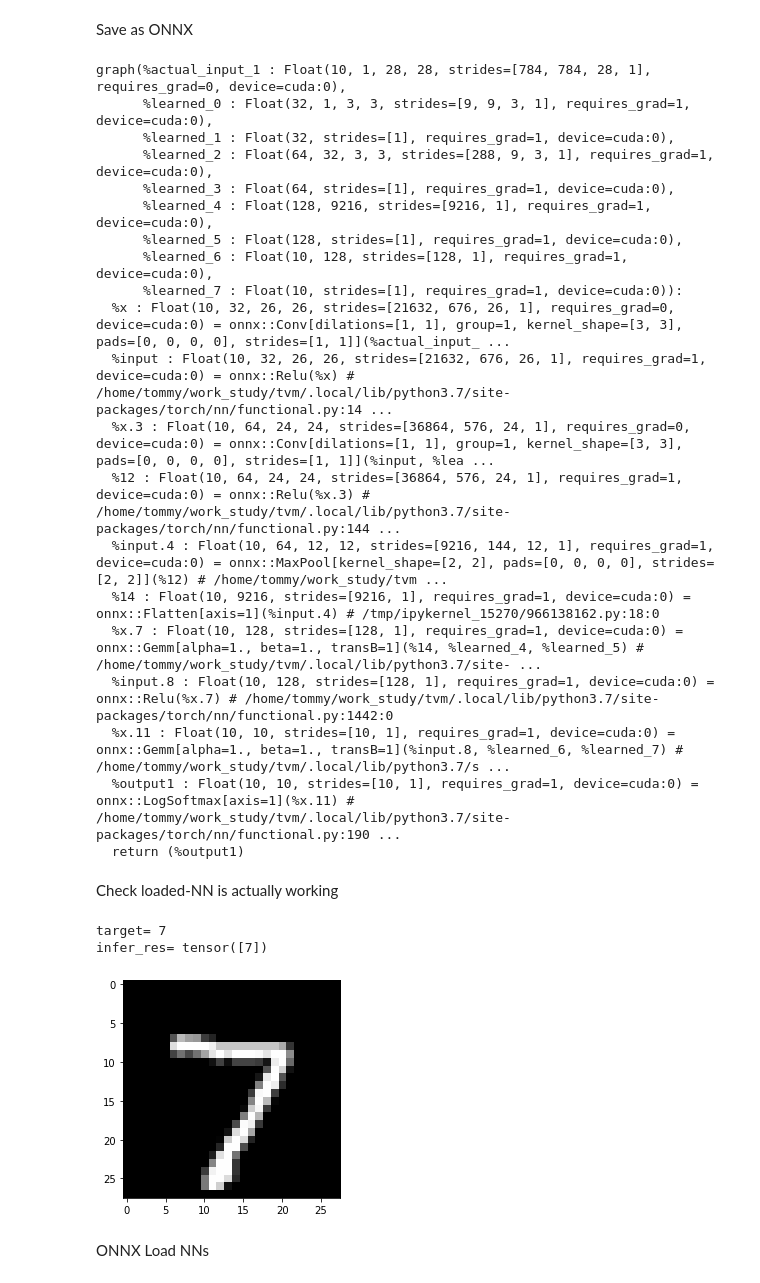
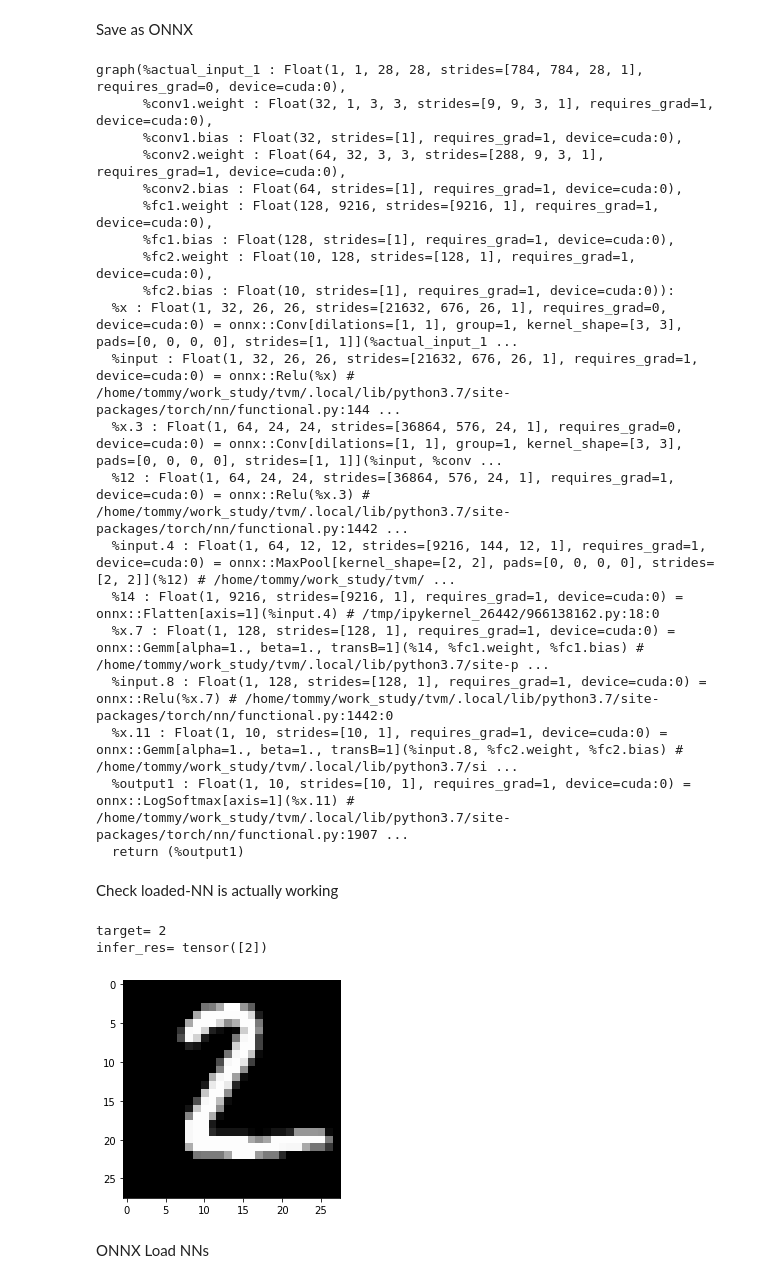
Before and after one commit to tommy-ietomi-rep/Example_Pytorch_ONNX_ApacheTVM, a Jupyter notebook: Example_Pytorch_ONNX_ApacheTVM.ipynb, the cells around one changed output. Drawn from its saved outputs; the diff is of its cells as text; code cells hidden in the pictures.

```diff
--- a/Example_Pytorch_ONNX_ApacheTVM.ipynb
+++ b/Example_Pytorch_ONNX_ApacheTVM.ipynb
@@ -210,62 +210,62 @@ import torch.onnx
 # flat list of parameters. You can partially specify names, i.e. provide
 # a list here shorter than the number of inputs to the model, and we will
 # only set that subset of names, starting from the beginning.
-dummy_input = torch.randn(10, 1, 28, 28, device="cuda")
-input_names = [ "actual_input_1" ] + [ "learned_%d" % i for i in range(8) ]
+dummy_input = torch.randn(1, 1, 28, 28, device="cuda")
+input_names = [ "actual_input_1" ] #+ [ "learned_%d" % i for i in range(8) ]
 output_names = [ "output1" ]
 
 torch.onnx.export(model, dummy_input, "example_onnx_tvm_mnist.onnx", verbose=True, input_names=input_names, output_names=output_names)
 # %% [output]
-graph(%actual_input_1 : Float(10, 1, 28, 28, strides=[784, 784, 28, 1], requires_grad=0, device=cuda:0),
-      %learned_0 : Float(32, 1, 3, 3, strides=[9, 9, 3, 1], requires_grad=1, device=cuda:0),
-      %learned_1 : Float(32, strides=[1], requires_grad=1, device=cuda:0),
-      %learned_2 : Float(64, 32, 3, 3, strides=[288, 9, 3, 1], requires_grad=1, device=cuda:0),
-      %learned_3 : Float(64, strides=[1], requires_grad=1, device=cuda:0),
-      %learned_4 : Float(128, 9216, strides=[9216, 1], requires_grad=1, device=cuda:0),
-      %learned_5 : Float(128, strides=[1], requires_grad=1, device=cuda:0),
-      %learned_6 : Float(10, 128, strides=[128, 1], requires_grad=1, device=cuda:0),
-      %learned_7 : Float(10, strides=[1], requires_grad=1, device=cuda:0)):
-  %x : Float(10, 32, 26, 26, strides=[21632, 676, 26, 1], requires_grad=0, device=cuda:0) = onnx::Conv[dilations=[1, 1], group=1, kernel_shape=[3, 3], pads=[0, 0, 0, 0], strides=[1, 1]](%actual_input_ ...
-  %input : Float(10, 32, 26, 26, strides=[21632, 676, 26, 1], requires_grad=1, device=cuda:0) = onnx::Relu(%x) # /home/tommy/work_study/tvm/.local/lib/python3.7/site-packages/torch/nn/functional.py:14 ...
-  %x.3 : Float(10, 64, 24, 24, strides=[36864, 576, 24, 1], requires_grad=0, device=cuda:0) = onnx::Conv[dilations=[1, 1], group=1, kernel_shape=[3, 3], pads=[0, 0, 0, 0], strides=[1, 1]](%input, %lea ...
-  %12 : Float(10, 64, 24, 24, strides=[36864, 576, 24, 1], requires_grad=1, device=cuda:0) = onnx::Relu(%x.3) # /home/tommy/work_study/tvm/.local/lib/python3.7/site-packages/torch/nn/functional.py:144 ...
-  %input.4 : Float(10, 64, 12, 12, strides=[9216, 144, 12, 1], requires_grad=1, device=cuda:0) = onnx::MaxPool[kernel_shape=[2, 2], pads=[0, 0, 0, 0], strides=[2, 2]](%12) # /home/tommy/work_study/tvm ...
-  %14 : Float(10, 9216, strides=[9216, 1], requires_grad=1, device=cuda:0) = onnx::Flatten[axis=1](%input.4) # /tmp/ipykernel_15270/966138162.py:18:0
-  %x.7 : Float(10, 128, strides=[128, 1], requires_grad=1, device=cuda:0) = onnx::Gemm[alpha=1., beta=1., transB=1](%14, %learned_4, %learned_5) # /home/tommy/work_study/tvm/.local/lib/python3.7/site- ...
-  %input.8 : Float(10, 128, strides=[128, 1], requires_grad=1, device=cuda:0) = onnx::Relu(%x.7) # /home/tommy/work_study/tvm/.local/lib/python3.7/site-packages/torch/nn/functional.py:1442:0
-  %x.11 : Float(10, 10, strides=[10, 1], requires_grad=1, device=cuda:0) = onnx::Gemm[alpha=1., beta=1., transB=1](%input.8, %learned_6, %learned_7) # /home/tommy/work_study/tvm/.local/lib/python3.7/s ...
-  %output1 : Float(10, 10, strides=[10, 1], requires_grad=1, device=cuda:0) = onnx::LogSoftmax[axis=1](%x.11) # /home/tommy/work_study/tvm/.local/lib/python3.7/site-packages/torch/nn/functional.py:190 ...
+graph(%actual_input_1 : Float(1, 1, 28, 28, strides=[784, 784, 28, 1], requires_grad=0, device=cuda:0),
+      %conv1.weight : Float(32, 1, 3, 3, strides=[9, 9, 3, 1], requires_grad=1, device=cuda:0),
+      %conv1.bias : Float(32, strides=[1], requires_grad=1, device=cuda:0),
+      %conv2.weight : Float(64, 32, 3, 3, strides=[288, 9, 3, 1], requires_grad=1, device=cuda:0),
+      %conv2.bias : Float(64, strides=[1], requires_grad=1, device=cuda:0),
+      %fc1.weight : Float(128, 9216, strides=[9216, 1], requires_grad=1, device=cuda:0),
+      %fc1.bias : Float(128, strides=[1], requires_grad=1, device=cuda:0),
+      %fc2.weight : Float(10, 128, strides=[128, 1], requires_grad=1, device=cuda:0),
+      %fc2.bias : Float(10, strides=[1], requires_grad=1, device=cuda:0)):
+  %x : Float(1, 32, 26, 26, strides=[21632, 676, 26, 1], requires_grad=0, device=cuda:0) = onnx::Conv[dilations=[1, 1], group=1, kernel_shape=[3, 3], pads=[0, 0, 0, 0], strides=[1, 1]](%actual_input_1 ...
+  %input : Float(1, 32, 26, 26, strides=[21632, 676, 26, 1], requires_grad=1, device=cuda:0) = onnx::Relu(%x) # /home/tommy/work_study/tvm/.local/lib/python3.7/site-packages/torch/nn/functional.py:144 ...
+  %x.3 : Float(1, 64, 24, 24, strides=[36864, 576, 24, 1], requires_grad=0, device=cuda:0) = onnx::Conv[dilations=[1, 1], group=1, kernel_shape=[3, 3], pads=[0, 0, 0, 0], strides=[1, 1]](%input, %conv ...
+  %12 : Float(1, 64, 24, 24, strides=[36864, 576, 24, 1], requires_grad=1, device=cuda:0) = onnx::Relu(%x.3) # /home/tommy/work_study/tvm/.local/lib/python3.7/site-packages/torch/nn/functional.py:1442 ...
+  %input.4 : Float(1, 64, 12, 12, strides=[9216, 144, 12, 1], requires_grad=1, device=cuda:0) = onnx::MaxPool[kernel_shape=[2, 2], pads=[0, 0, 0, 0], strides=[2, 2]](%12) # /home/tommy/work_study/tvm/ ...
+  %14 : Float(1, 9216, strides=[9216, 1], requires_grad=1, device=cuda:0) = onnx::Flatten[axis=1](%input.4) # /tmp/ipykernel_26442/966138162.py:18:0
+  %x.7 : Float(1, 128, strides=[128, 1], requires_grad=1, device=cuda:0) = onnx::Gemm[alpha=1., beta=1., transB=1](%14, %fc1.weight, %fc1.bias) # /home/tommy/work_study/tvm/.local/lib/python3.7/site-p ...
+  %input.8 : Float(1, 128, strides=[128, 1], requires_grad=1, device=cuda:0) = onnx::Relu(%x.7) # /home/tommy/work_study/tvm/.local/lib/python3.7/site-packages/torch/nn/functional.py:1442:0
+  %x.11 : Float(1, 10, strides=[10, 1], requires_grad=1, device=cuda:0) = onnx::Gemm[alpha=1., beta=1., transB=1](%input.8, %fc2.weight, %fc2.bias) # /home/tommy/work_study/tvm/.local/lib/python3.7/si ...
+  %output1 : Float(1, 10, strides=[10, 1], requires_grad=1, device=cuda:0) = onnx::LogSoftmax[axis=1](%x.11) # /home/tommy/work_study/tvm/.local/lib/python3.7/site-packages/torch/nn/functional.py:1907 ...
   return (%output1)
 # %% [markdown]
 Check loaded-NN is actually working
 # %%
 ##ONNX load is not supported in pytorch
 #re-load model from .pt for TVM check
 model_infer = Net()
 model_infer.load_state_dict(torch.load("mnist_cnn.pt"))
 
 ##check loaded model is working
 import matplotlib.pyplot as plt
-sample0, ref = dataset2[0]
+sample0, ref = dataset2[1]
 plt.imshow(sample0.numpy()[0], cmap='gray')
 print("target=",ref)
-sample0 = sample0.view(1,1,28,28) #add barch1 dimension
+sample0 = sample0.view(1,1,28,28) #add batch1 dimension
 infer_res = model_infer(sample0)
 print("infer_res=",infer_res.argmax(dim=1, keepdim=False))
 
 check_all_eneble = False
 if check_all_eneble:
     test_batch1_kwargs = {'batch_size': 1}
     test_batch1_loader = torch.utils.data.DataLoader(dataset2, **test_batch1_kwargs)
     for data, target in test_batch1_loader:
         output = model_infer(data)
         pred = output.argmax(dim=1, keepdim=False)
         print("infer" , pred)
         print("ref" , target)
 # %% [output]
-target= 7
-infer_res= tensor([7])
+target= 2
+infer_res= tensor([2])
-[figure, old version]
+[figure, new version]
 # %% [markdown]
 ONNX Load NNs
 # %%
```
Also changed, not shown: parts of 7 cells of this notebook.
